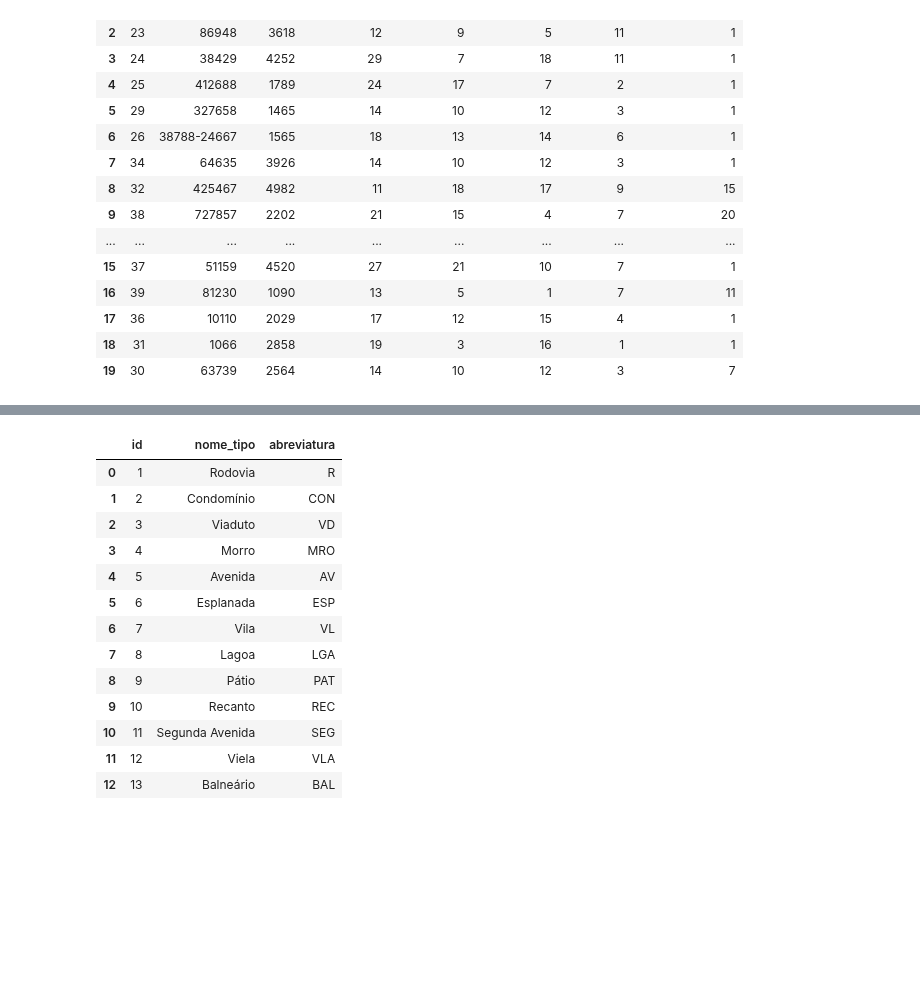
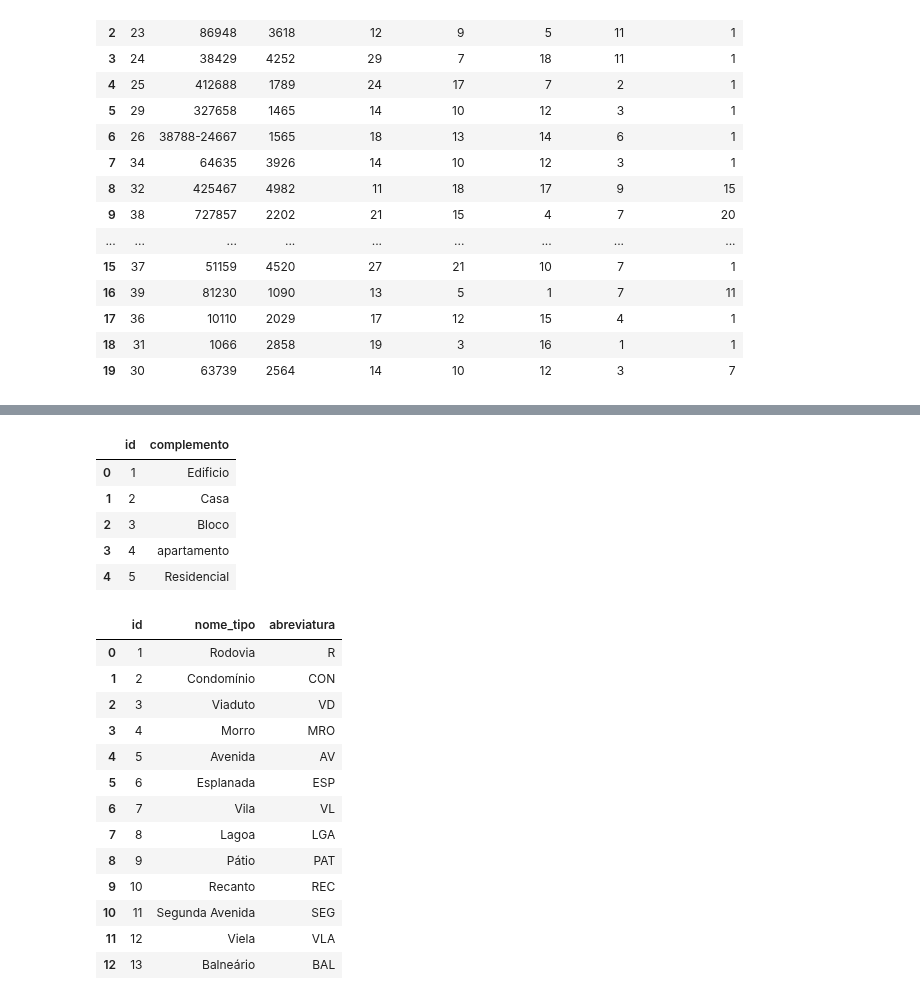
Before and after one commit to MateusLannes/Trabalho_BD1_2022, a Jupyter notebook: Files/Colab/GHHL_Contrat.ipynb, the cells around one changed output, grey strips where cells are left out. Saved outputs shown, nothing was run; the diff lists cells and outputs as text; code cells hidden in the pictures; blank space fills up the shorter version.

```diff
--- a/Files/Colab/GHHL_Contrat.ipynb
+++ b/Files/Colab/GHHL_Contrat.ipynb
@@ -562,3 +544,13 @@ res
+# %%
+res = pd.read_sql_query("""select * from complemento """,conn)
+res
+# %% [output]
+|  | id | complemento |
+| 0 | 1 | Edificio |
+| 1 | 2 | Casa |
+| 2 | 3 | Bloco |
+| 3 | 4 | apartamento |
+| 4 | 5 | Residencial |
 # %%
 res = pd.read_sql_query("""select * from tipo_logradouro """,conn)
 res
```
Also changed, not shown: parts of 3 cells of this notebook.
